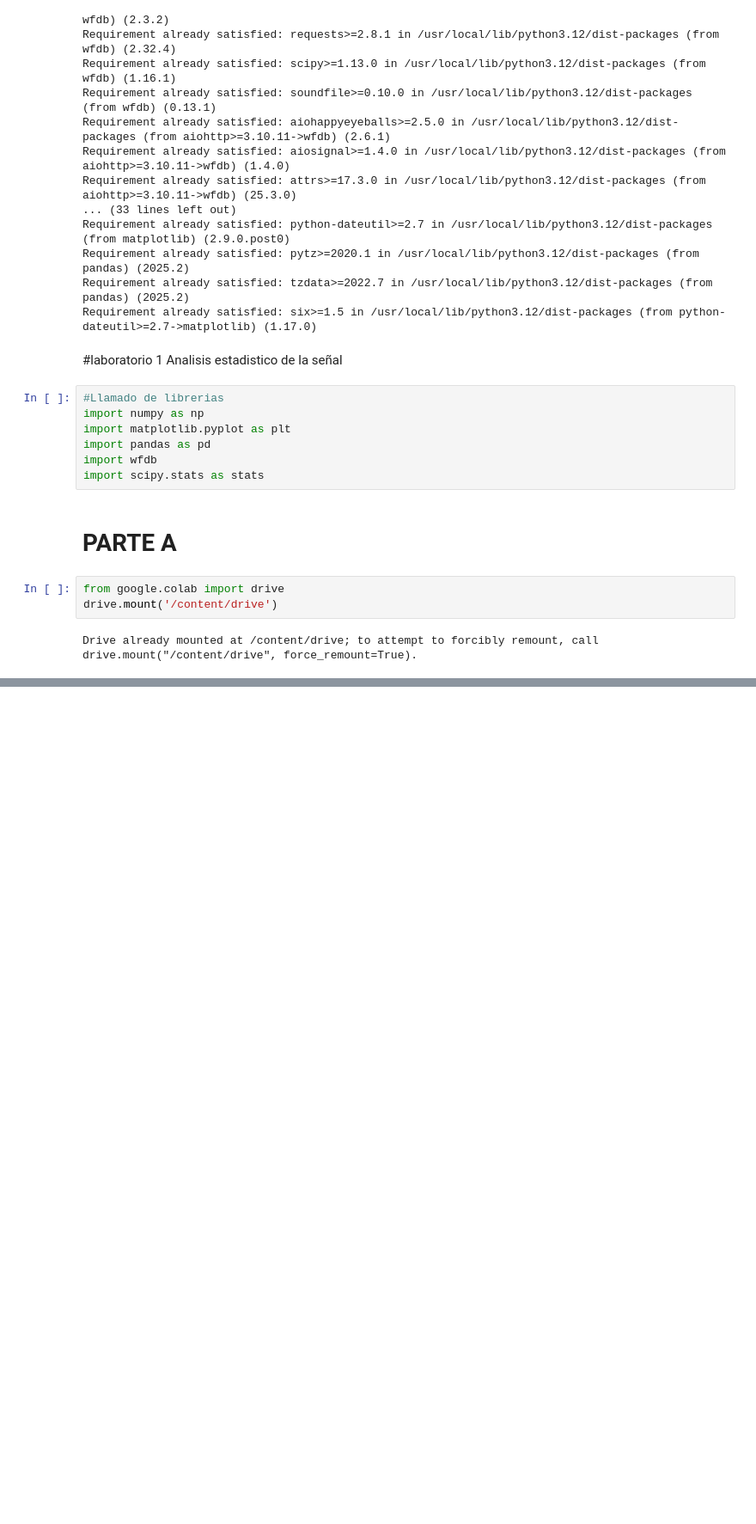
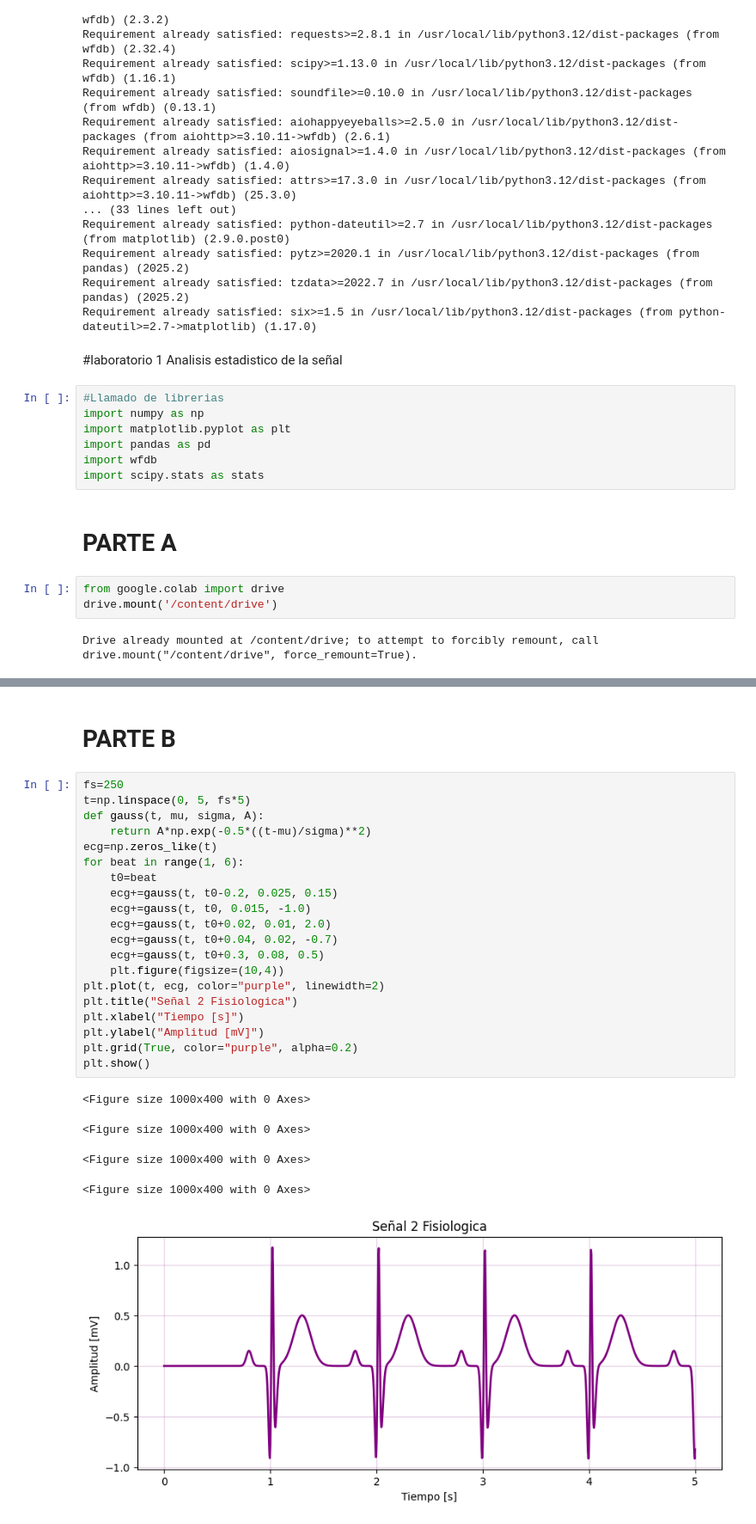
Before and after one commit to Yuliana2905/Laboratorio-1-Procesamiento-de-se-ales, a Jupyter notebook: Laboratorio_1.ipynb, the cells around one changed output, grey strips where cells are left out. Shown at 86% size. Cells and saved outputs as stored; diff of their text form; blank space fills up the shorter version.

```diff
--- a/Laboratorio_1.ipynb
+++ b/Laboratorio_1.ipynb
@@ -93,0 +119,28 @@ Holaaaaa chicos
+# %% [markdown]
+# PARTE B
+# %%
+fs=250
+t=np.linspace(0, 5, fs*5)
+def gauss(t, mu, sigma, A):
+    return A*np.exp(-0.5*((t-mu)/sigma)**2)
+ecg=np.zeros_like(t)
+for beat in range(1, 6):
+    t0=beat
+    ecg+=gauss(t, t0-0.2, 0.025, 0.15)
+    ecg+=gauss(t, t0, 0.015, -1.0)
+    ecg+=gauss(t, t0+0.02, 0.01, 2.0)
+    ecg+=gauss(t, t0+0.04, 0.02, -0.7)
+    ecg+=gauss(t, t0+0.3, 0.08, 0.5)
+    plt.figure(figsize=(10,4))
+plt.plot(t, ecg, color="purple", linewidth=2)
+plt.title("Señal 2 Fisiologica")
+plt.xlabel("Tiempo [s]")
+plt.ylabel("Amplitud [mV]")
+plt.grid(True, color="purple", alpha=0.2)
+plt.show()
+# %% [output]
+<Figure size 1000x400 with 0 Axes>
+<Figure size 1000x400 with 0 Axes>
+<Figure size 1000x400 with 0 Axes>
+<Figure size 1000x400 with 0 Axes>
+[figure, added]
```
Also changed, not shown: parts of 18 cells of this notebook.
